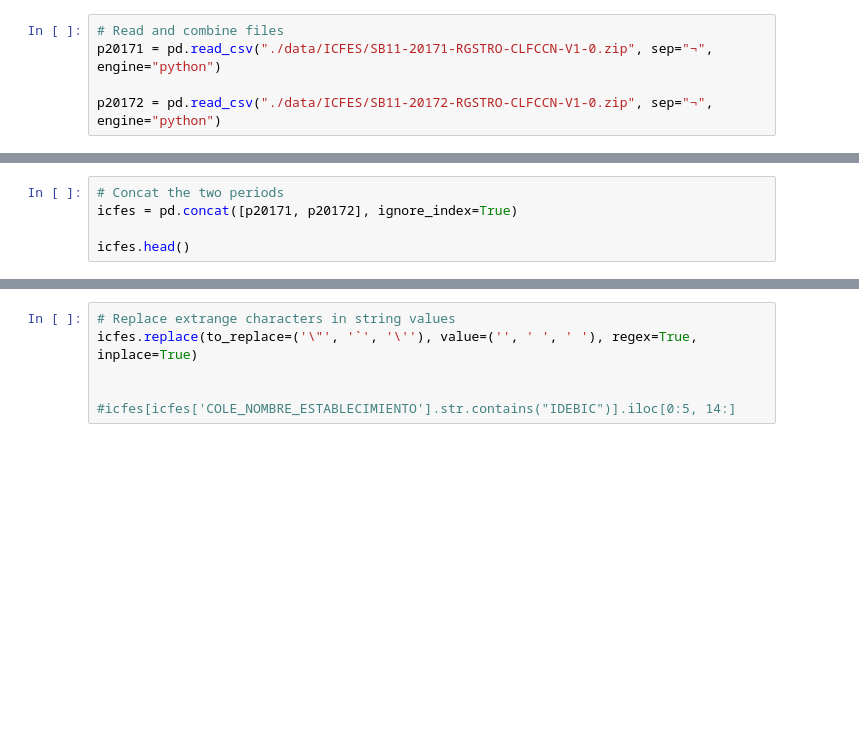
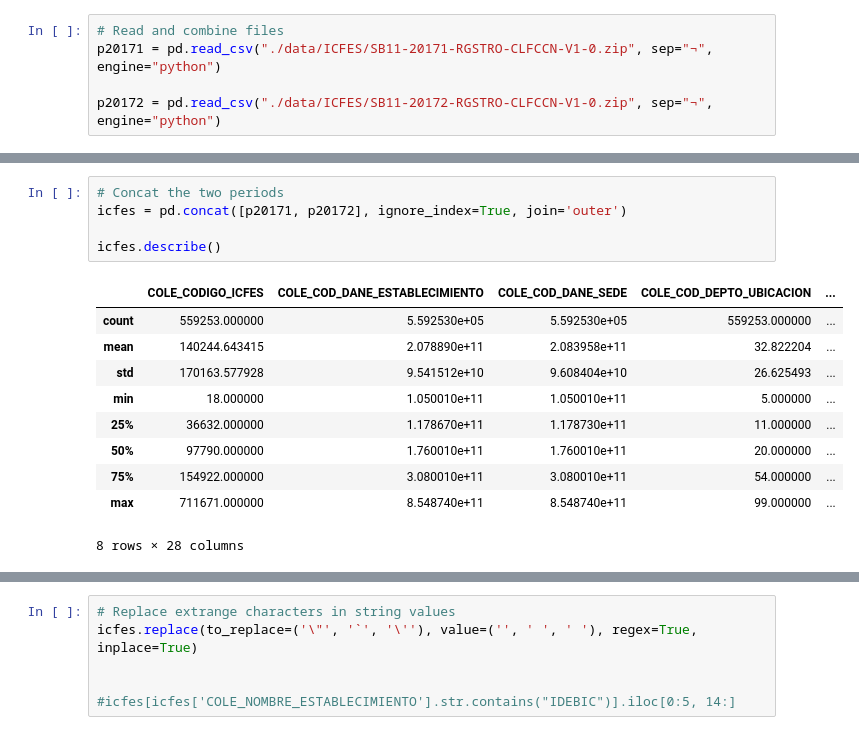
Before and after one commit to ingJSNA/dataMining2018, a Jupyter notebook: ICFES Selection.ipynb, the cells around one changed output, grey strips where cells are left out. Drawn from its saved outputs; the diff is of its cells as text; blank space fills up the shorter version.

```diff
--- a/ICFES Selection.ipynb
+++ b/ICFES Selection.ipynb
@@ -48,5 +43,16 @@ p20171 = p20171.rename(index=str, columns={"A": "a", "B": "c"})
 # %%
 # Concat the two periods
-icfes = pd.concat([p20171, p20172], ignore_index=True)
+icfes = pd.concat([p20171, p20172], ignore_index=True, join='outer')
 
-icfes.head()
+icfes.describe()
+# %% [output]
+|  | COLE_CODIGO_ICFES | COLE_COD_DANE_ESTABLECIMIENTO | COLE_COD_DANE_SEDE | COLE_COD_DEPTO_UBICACION | ... |
+| count | 559253.000000 | 5.592530e+05 | 5.592530e+05 | 559253.000000 | ... |
+| mean | 140244.643415 | 2.078890e+11 | 2.083958e+11 | 32.822204 | ... |
+| std | 170163.577928 | 9.541512e+10 | 9.608404e+10 | 26.625493 | ... |
+| min | 18.000000 | 1.050010e+11 | 1.050010e+11 | 5.000000 | ... |
+| 25% | 36632.000000 | 1.178670e+11 | 1.178730e+11 | 11.000000 | ... |
+| 50% | 97790.000000 | 1.760010e+11 | 1.760010e+11 | 20.000000 | ... |
+| 75% | 154922.000000 | 3.080010e+11 | 3.080010e+11 | 54.000000 | ... |
+| max | 711671.000000 | 8.548740e+11 | 8.548740e+11 | 99.000000 | ... |
+8 rows × 28 columns
```
Also changed, not shown: parts of 7 cells of this notebook, 1 other file.
